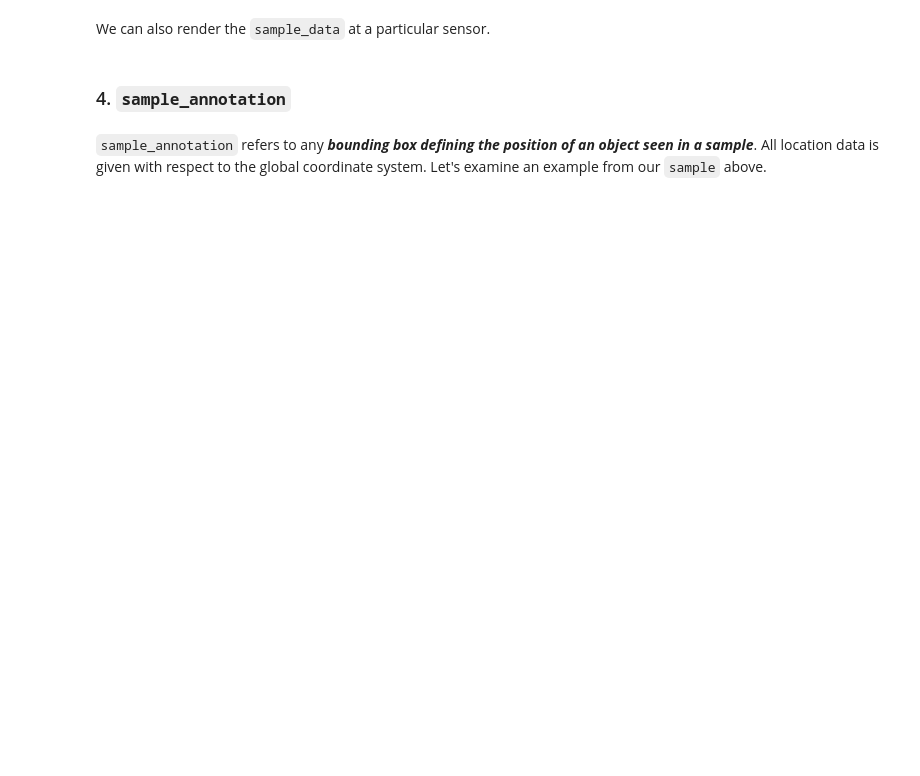
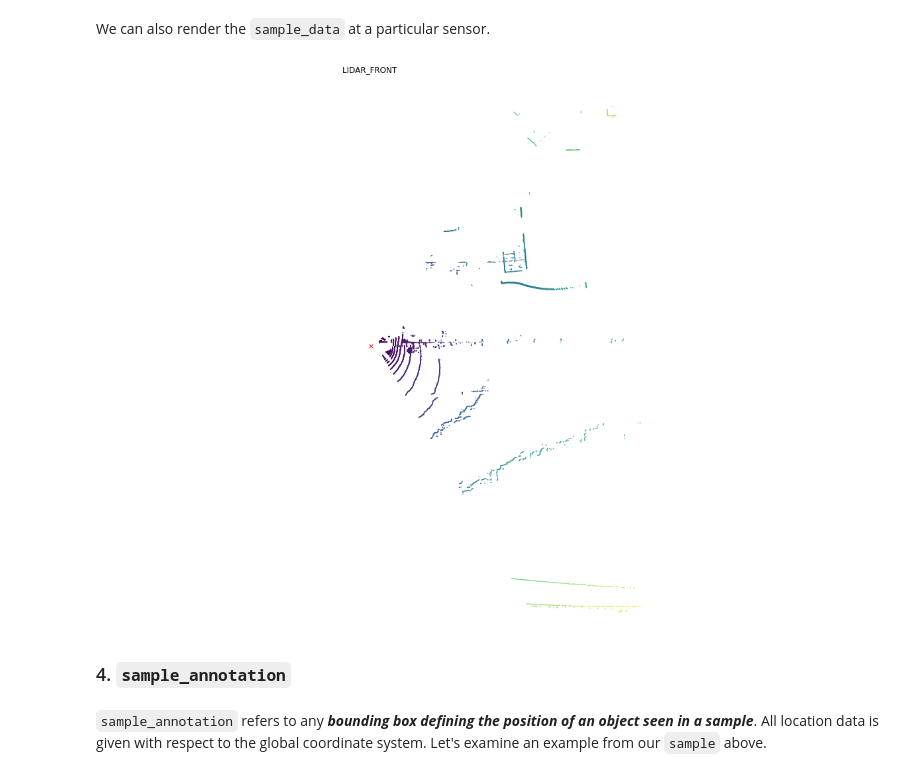
Before and after one commit to linklab-uva/rosbag2nuscenes, a Jupyter notebook: nuscenes_tutorial.ipynb, the cells around one changed output. Drawn from its saved outputs; the diff is of its cells as text; code cells hidden in the pictures; blank space fills up the shorter version.

```diff
--- a/nuscenes_tutorial.ipynb
+++ b/nuscenes_tutorial.ipynb
@@ -47,4 +47,4 @@ If you are running this notebook in Google Colab, you can uncomment the cell bel
 %matplotlib inline
 from nuscenes.nuscenes import NuScenes
 
-nusc = NuScenes(version='v1.0-mini', dataroot='/data/sets/nuscenes', verbose=True)
+nusc = NuScenes(version='v1.0-mini', dataroot='/p/cavalier/data/NUSCENES', verbose=True)
@@ -94,6 +160,6 @@ my_sample['data']
 # %% [markdown]
 Notice that the keys are referring to the different sensors that form our sensor suite. Let's take a look at the metadata of a `sample_data` taken from `CAM_FRONT`.
 # %%
-sensor = 'CAM_FRONT'
+sensor = 'LIDAR_FRONT'
 cam_front_data = nusc.get('sample_data', my_sample['data'][sensor])
 cam_front_data
@@ -104,3 +183,9 @@ nusc.render_sample_data(cam_front_data['token'])
+# %%
+import matplotlib.pyplot as plt
+_, ax = plt.subplots(1,1,figsize = (15,15))
+nusc.render_sample_data(cam_front_data['token'], axes_limit=100,underlay_map=False,ax=ax)
+# %% [output]
+[figure, added]
 # %% [markdown]
 ### 4. `sample_annotation`
 # %% [markdown]
```
Also changed, not shown: parts of 13 cells of this notebook, 10 other files.
